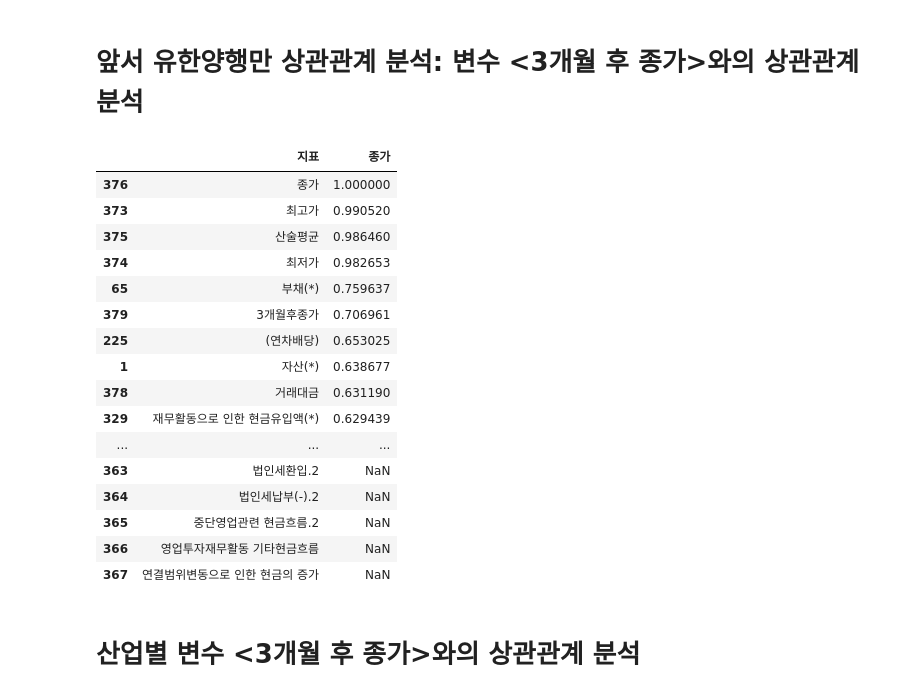
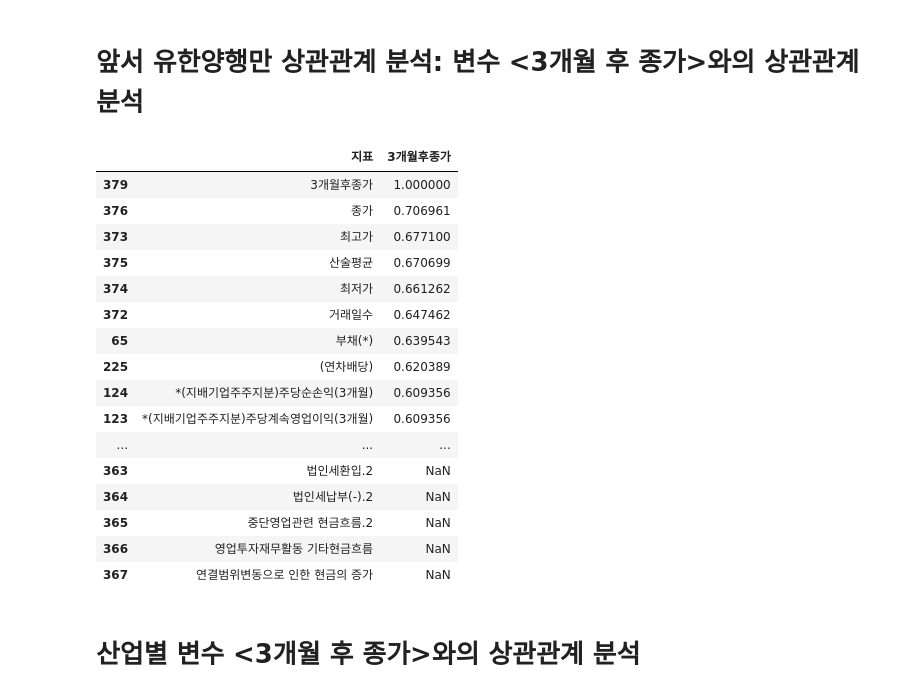
Before and after one commit to kongjeongbae/03_stock_price_prediction_using_non-financial_data, a Jupyter notebook: src/project1_semi_finance/190214_DB_재무_Validation.ipynb, the cells around one changed output. Saved outputs shown, nothing was run; the diff lists cells and outputs as text; code cells hidden in the pictures.

```diff
--- a/src/project1_semi_finance/190213_DB_자료정리.ipynb
+++ b/src/project1_semi_finance/190214_DB_재무_Validation.ipynb
@@ -100,24 +102,34 @@ classify(hanmi)
 | 25 | 한미약품(주) | 128940 | 2018/03 | 1685116601 | 780397191 | 25000000 | 2500 | 11385691 | 11385691 | 0 | ... |
 | 26 | 한미약품(주) | 128940 | 2018/06 | 1748843824 | 794640890 | 25000000 | 2500 | 11385691 | 11385691 | 0 | ... |
 | 27 | 한미약품(주) | 128940 | 2018/09 | 1742310631 | 797264948 | 25000000 | 2500 | 11385691 | 11385691 | 0 | ... |
+# %%
+lg = lg.iloc[:-4,:]
+sdi = sdi.iloc[:-4,:]
+ssem = ssem.iloc[:-4,:]
+hynix = hynix.iloc[:-4,:]
+
+greencross = greencross.iloc[:-4,:]
+daewoong = daewoong.iloc[:-4,:]
+yoohan = yoohan.iloc[:-4,:]
+hanmi = hanmi.iloc[:-4,:]
 # %% [markdown]
 # 앞서 유한양행만 상관관계 분석: 변수 <3개월 후 종가>와의 상관관계 분석
 # %%
-df_yoohan = pd.DataFrame(yoohan.corr()['종가'].reset_index().sort_values('종가', ascending = False))
-df_yoohan.columns = ['지표','종가']
+df_yoohan = pd.DataFrame(yoohan.corr()['3개월후종가'].reset_index().sort_values('3개월후종가', ascending = False))
+df_yoohan.columns = ['지표','3개월후종가']
 df_yoohan
 # %% [output]
-|  | 지표 | 종가 |
-| 376 | 종가 | 1.000000 |
-| 373 | 최고가 | 0.990520 |
-| 375 | 산술평균 | 0.986460 |
-| 374 | 최저가 | 0.982653 |
-| 65 | 부채(*) | 0.759637 |
-| 379 | 3개월후종가 | 0.706961 |
-| 225 | (연차배당) | 0.653025 |
-| 1 | 자산(*) | 0.638677 |
-| 378 | 거래대금 | 0.631190 |
-| 329 | 재무활동으로 인한 현금유입액(*) | 0.629439 |
+|  | 지표 | 3개월후종가 |
+| 379 | 3개월후종가 | 1.000000 |
+| 376 | 종가 | 0.706961 |
+| 373 | 최고가 | 0.677100 |
+| 375 | 산술평균 | 0.670699 |
+| 374 | 최저가 | 0.661262 |
+| 372 | 거래일수 | 0.647462 |
+| 65 | 부채(*) | 0.639543 |
+| 225 | (연차배당) | 0.620389 |
+| 124 | *(지배기업주주지분)주당순손익(3개월) | 0.609356 |
+| 123 | *(지배기업주주지분)주당계속영업이익(3개월) | 0.609356 |
 | ... | ... | ... |
 | 363 | 법인세환입.2 | NaN |
 | 364 | 법인세납부(-).2 | NaN |
```
Also changed, not shown: parts of 25 cells of this notebook, 2 other files.
